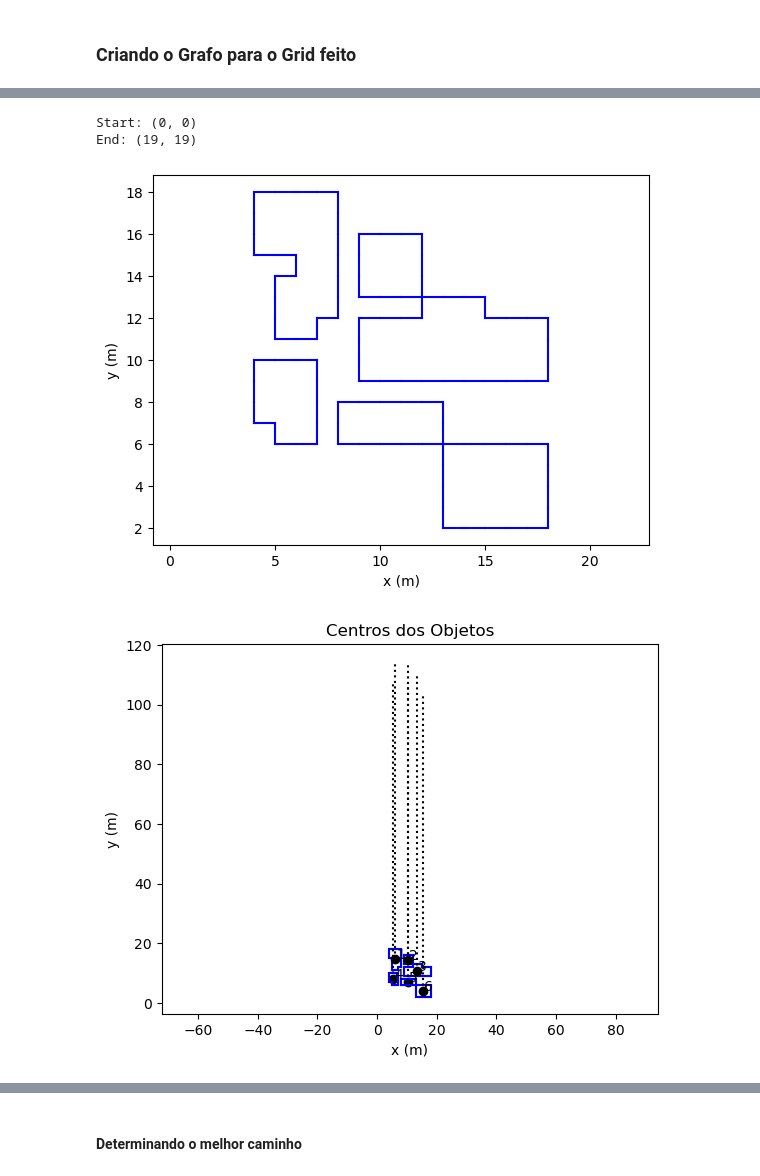
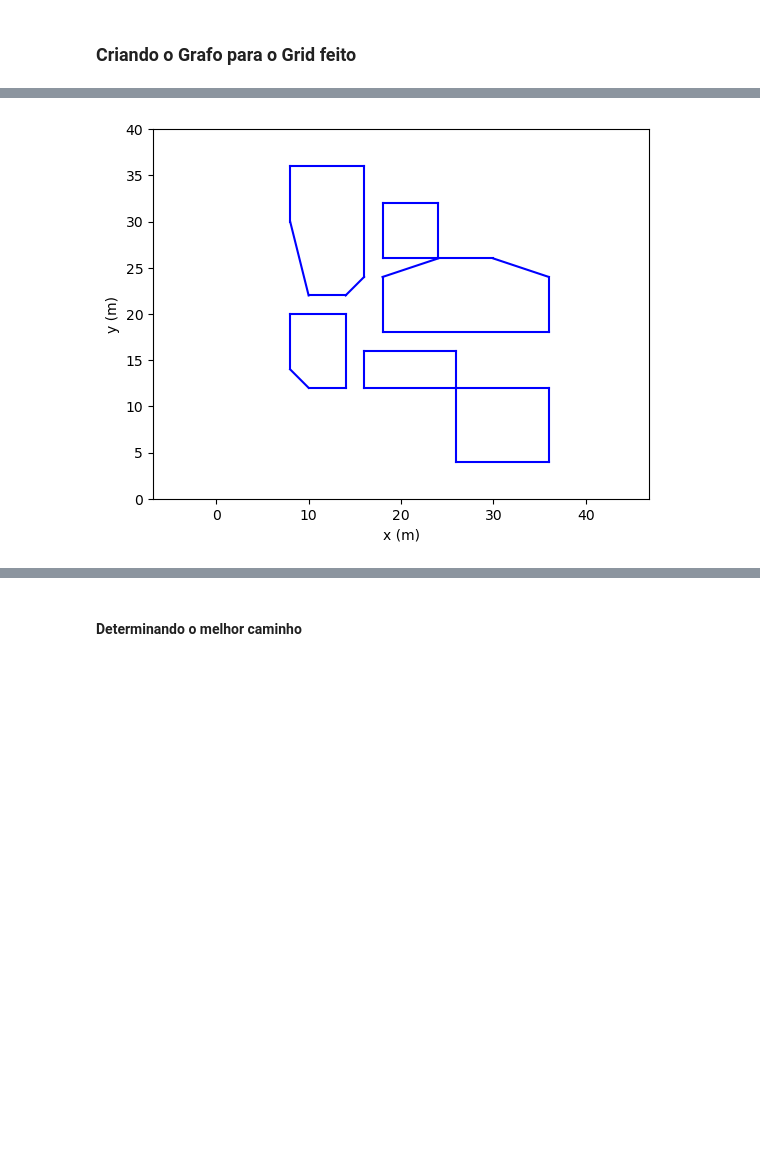
Before and after one commit to FelippeVelosoMarinho/RoboticaMovel_UFMG, a Jupyter notebook: tp_Final/roadmap.ipynb, the cells around one changed output, grey strips where cells are left out. Cells and saved outputs as stored; diff of their text form; code cells hidden in the pictures; blank space fills up the shorter version.

Commit message:
:hearts: Calculo de custo e caminho feito

```diff
--- a/tp_Final/roadmap.ipynb
+++ b/tp_Final/roadmap.ipynb
@@ -166,7 +165,6 @@ ax.set_yticks(np.arange(0, map_dims[0]+1, cell_size))
 # %% [markdown]
 ### Criando o Grafo para o Grid feito
 # %%
-
 def draw(polys, centers=[]):
 	# Draw the obstacles
 	for i in range(0, len(polys)):
@@ -178,7 +176,7 @@ def draw(polys, centers=[]):
 			plt.plot([centers[i][0].x, centers[i][0].x], [centers[i][0].y, centers[i][0].y+100], 'k:')
 			plt.text(centers[i][0].x+0.3, centers[i][0].y, str(centers[i][1]))
 	plt.axis('equal')
-	#plt.axis([-20, 20,-20, 20])
+	plt.axis([0, 40,0, 40])
 	plt.xlabel("x (m)")
 	plt.ylabel("y (m)")
 # %%
@@ -390,68 +280,29 @@ for r in range(rows):
         if is_contour_cell(r, c, grid):
             add_contour_points(r, c, polys)
 
-
 # Converte os pontos de contorno em polígonos
 polys = [polys[i:i+2] for i in range(0, len(polys), 2)]
 
 polys = find_polygons(polys)
 
+vert = []
+
 for p in polys:
     print(p)
+    hull = graham_scan(p)
+    print("Vértices da figura:", hull)
+    vert.append(hull)
+
+polys = vert
 
 # Desenha os obstáculos
 draw(polys)
-
-# Crie um grafo de visibilidade
-graph = vg.VisGraph()
-graph.build(polys)
-
-centers = h.findCenters(polys)
-#centers = [calculate_centroid(poly) for poly in polys]
-
-plt.figure(2)
-plt.title("Centros dos Objetos")
-draw(polys, centers)
 
 # Removendo células que estão em células marcadas com obstáculos
 for r in range(rows):
     for c in range(cols):
         if grid[r][c] == 1:
-            # Adiciona as células ocupadas como polígonos (um quadrado por célula)
-            '''polys.append([
-                vg.Point(c * cell_size, map_dims[0] - r * cell_size),
-                vg.Point(c * cell_size, map_dims[0] - (r + 1) * cell_size),
-                vg.Point((c + 1) * cell_size, map_dims[0] - (r + 1) * cell_size),
-                vg.Point((c + 1) * cell_size, map_dims[0] - r * cell_size)
-            ])'''
             G.remove_node((r, c))
-
-# Encontre o caminho mais curto entre dois pontos
-start = vg.Point(0, 0)
-end = vg.Point(40, 40)
-path = graph.shortest_path(start, end)
-
-# Desenhe o caminho mais curto
-for i in range(len(path)):
-    x1, y1 = path[i].x, path[i].y
-    x2, y2 = path[(i + 1) % len(path)].x, path[(i + 1) % len(path)].y
-    ax.plot([x1, x2], [y1, y2], 'g-')
-
-# Plotando o Grid
-ax.grid(which='major', axis='both', linestyle='-', color='r', linewidth=1)
-ax.set_xticks(np.arange(0, map_dims[1]+1, cell_size))
-ax.set_yticks(np.arange(0, map_dims[0]+1, cell_size))
-
-# Grid
-obj = ax.imshow(grid, cmap='Greys', extent=(0, map_dims[1], 0, map_dims[0]))
-
-ax.grid(which='major', axis='both', linestyle='-', color='r', linewidth=1)
-ax.set_xticks(np.arange(0, map_dims[1]+1, cell_size))
-ax.set_yticks(np.arange(0, map_dims[0]+1, cell_size))
-
-# Os vértices serão plotados no centro da célula
-pos = {node:(node[1]*cell_size+cell_size/2, map_dims[0]-node[0]*cell_size-cell_size/2) for node in G.nodes()}
-nx.draw(G, pos, font_size=3, with_labels=True, node_size=50, node_color="g", ax=ax)
 
 # Vértices de início e fim
 start = (0,0)
@@ -468,7 +327,4 @@ print("End:", end)
-Start: (0, 0)
-End: (19, 19)
-[figure, old version]
+[figure, new version]
-[figure, removed]
 # %%
 centers = h.findCenters(polys)
 
```
Also changed, not shown: parts of 6 cells of this notebook, 7 other files.
